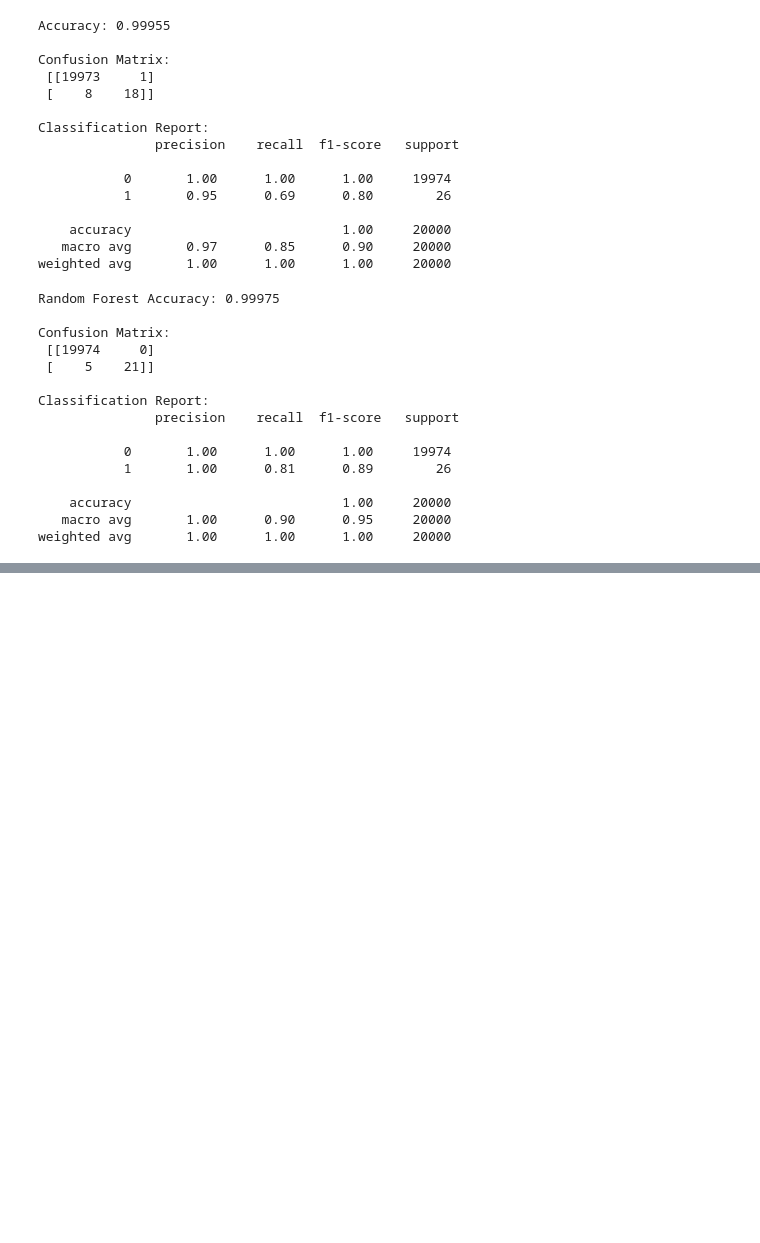
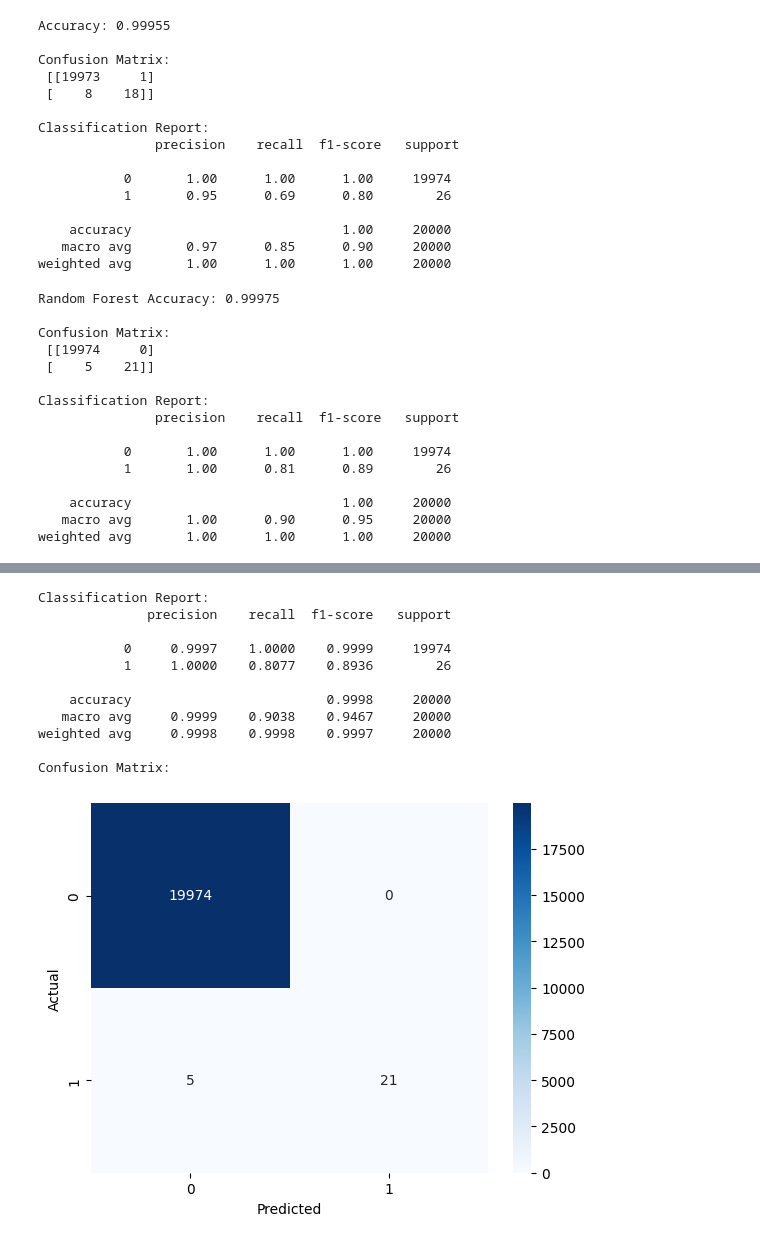
Before and after one commit to wareefAlyousef/Audit-Assistant, a Jupyter notebook: transaction.ipynb, the cells around one changed output, grey strips where cells are left out. Saved outputs shown, nothing was run; the diff lists cells and outputs as text; code cells hidden in the pictures; blank space fills up the shorter version.

Commit message:
supervised model

```diff
--- a/transaction.ipynb
+++ b/transaction.ipynb
@@ -340,0 +371,12 @@ weighted avg       1.00      1.00      1.00     20000
+# %%
+# Initialize and train XGBoost model
+import xgboost as xgb
+
+xgb_model = xgb.XGBClassifier(use_label_encoder=False, eval_metric='mlogloss')
+xgb_model.fit(X_train, y_train)
+# Predict on test set
+y_pred_xgb = xgb_model.predict(X_test)
+# Print evaluation metrics
+print("XGBoost Accuracy:", accuracy_score(y_test, y_pred_xgb))
+print("\nConfusion Matrix:\n", confusion_matrix(y_test, y_pred_xgb))
+print("\nClassification Report:\n", classification_report(y_test, y_pred_xgb))
@@ -340,0 +399,44 @@ weighted avg       1.00      1.00      1.00     20000
+# %%
+from sklearn.ensemble import RandomForestClassifier
+from sklearn.metrics import classification_report, confusion_matrix
+import matplotlib.pyplot as plt
+import seaborn as sns
+
+# Random Forest with class_weight='balanced' to handle imbalance
+rf = RandomForestClassifier(
+    n_estimators=170,          # number of trees
+    max_depth=20,            # let trees expand fully
+    class_weight="balanced",   # adjust weights inversely proportional to class freq
+    random_state=42,
+    n_jobs=-1                  # use all CPUs
+)
+
+# Fit the model
+rf.fit(X_train, y_train)
+
+# Predictions
+y_pred = rf.predict(X_test)
+
+# Evaluation
+print("Classification Report:")
+print(classification_report(y_test, y_pred, digits=4))
+
+print("Confusion Matrix:")
+cm = confusion_matrix(y_test, y_pred)
+sns.heatmap(cm, annot=True, fmt="d", cmap="Blues")
+plt.xlabel("Predicted")
+plt.ylabel("Actual")
+plt.show()
+# %% [output]
+Classification Report:
+              precision    recall  f1-score   support
+
+           0     0.9997    1.0000    0.9999     19974
+           1     1.0000    0.8077    0.8936        26
+
+    accuracy                         0.9998     20000
+   macro avg     0.9999    0.9038    0.9467     20000
+weighted avg     0.9998    0.9998    0.9997     20000
+
+Confusion Matrix:
+[figure, added]
```
Also changed, not shown: parts of 12 cells of this notebook, 5 other files.
